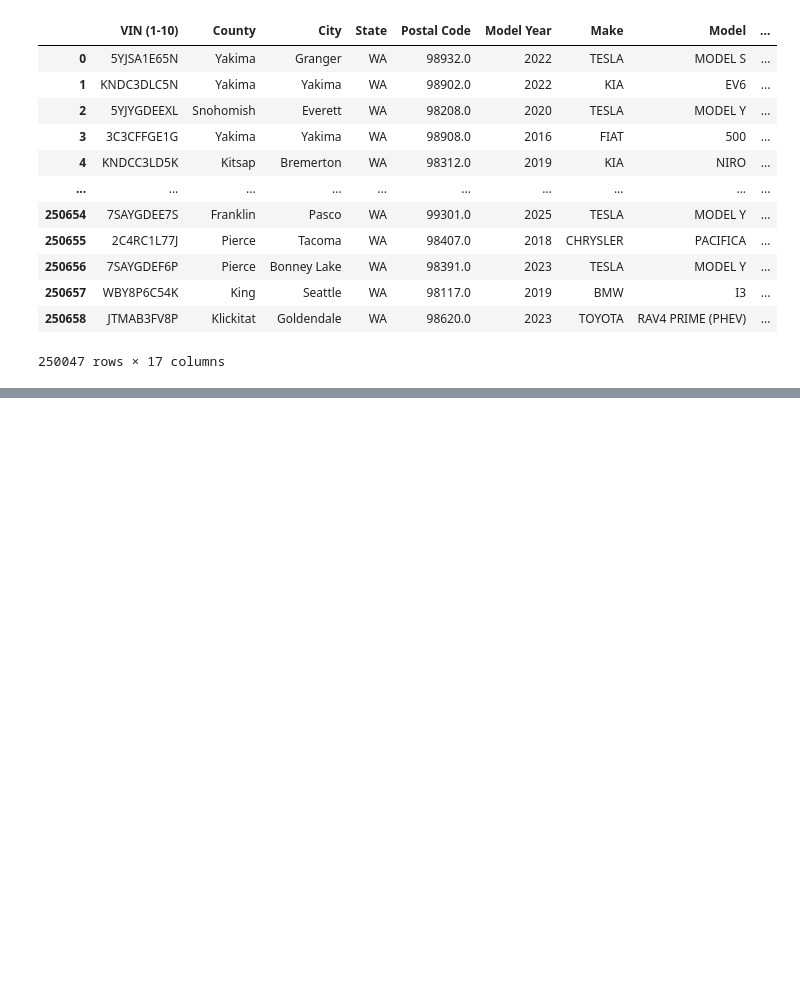
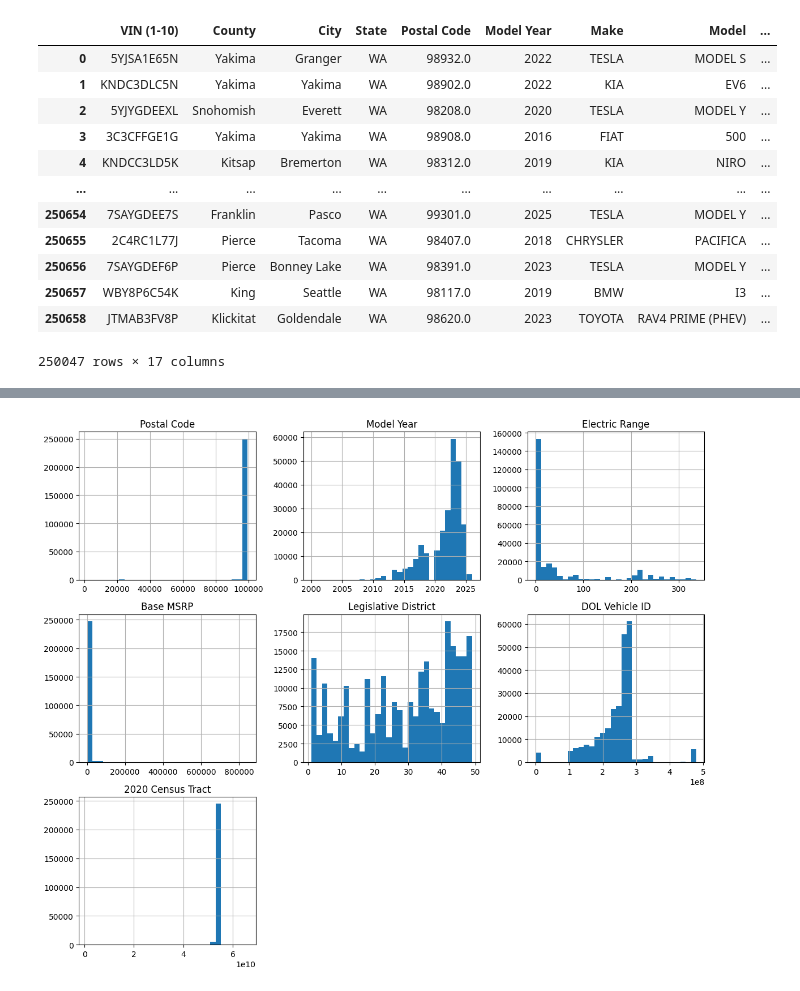
Before and after one commit to Maggieclancy18/maggie-stuff, a Jupyter notebook: my_research_project.ipynb, the cells around one changed output, grey strips where cells are left out. Drawn from its saved outputs; the diff is of its cells as text; code cells hidden in the pictures; blank space fills up the shorter version.

```diff
--- a/my_research_project.ipynb
+++ b/my_research_project.ipynb
@@ -60,0 +103,7 @@ df.dropna()
+# %%
+import matplotlib.pyplot as plt
+df.hist(figsize=(12, 10), bins=30)
+plt.tight_layout()
+plt.show()
+# %% [output]
+[figure, added]
```
Also changed, not shown: parts of 42 cells of this notebook.
